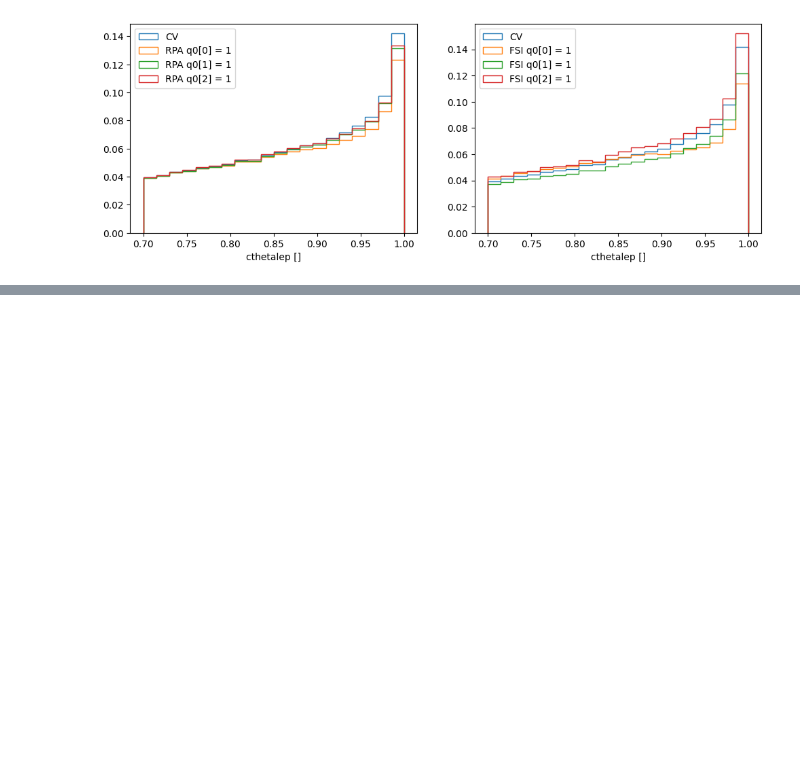
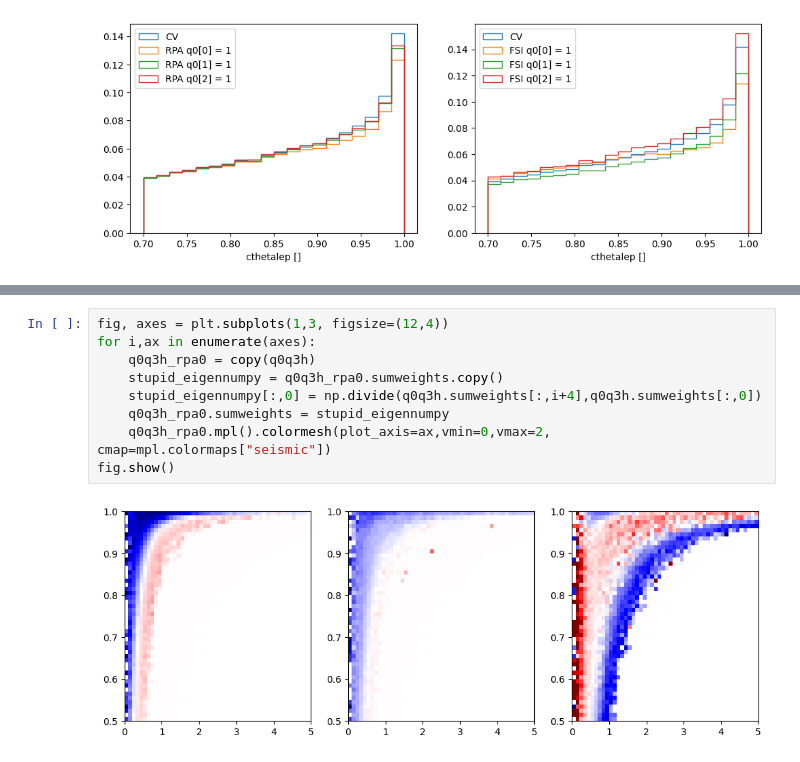
Before and after one commit to NUISANCEMC/nuisance3, a Jupyter notebook: notebooks/T2KReWeight.ipynb, the cells around one changed output, grey strips where cells are left out. Saved outputs shown, nothing was run; the diff lists cells and outputs as text; blank space fills up the shorter version.

```diff
--- a/notebooks/T2KReWeight.ipynb
+++ b/notebooks/T2KReWeight.ipynb
@@ -217,0 +220,11 @@ plt.show()
+# %%
+fig, axes = plt.subplots(1,3, figsize=(12,4))
+for i,ax in enumerate(axes):
+    q0q3h_rpa0 = copy(q0q3h)
+    stupid_eigennumpy = q0q3h_rpa0.sumweights.copy()
+    stupid_eigennumpy[:,0] = np.divide(q0q3h.sumweights[:,i+4],q0q3h.sumweights[:,0])
+    q0q3h_rpa0.sumweights = stupid_eigennumpy
+    q0q3h_rpa0.mpl().colormesh(plot_axis=ax,vmin=0,vmax=2, cmap=mpl.colormaps["seismic"])
+fig.show()
+# %% [output]
+[figure, added]
```
Also changed, not shown: parts of 2 cells of this notebook.
